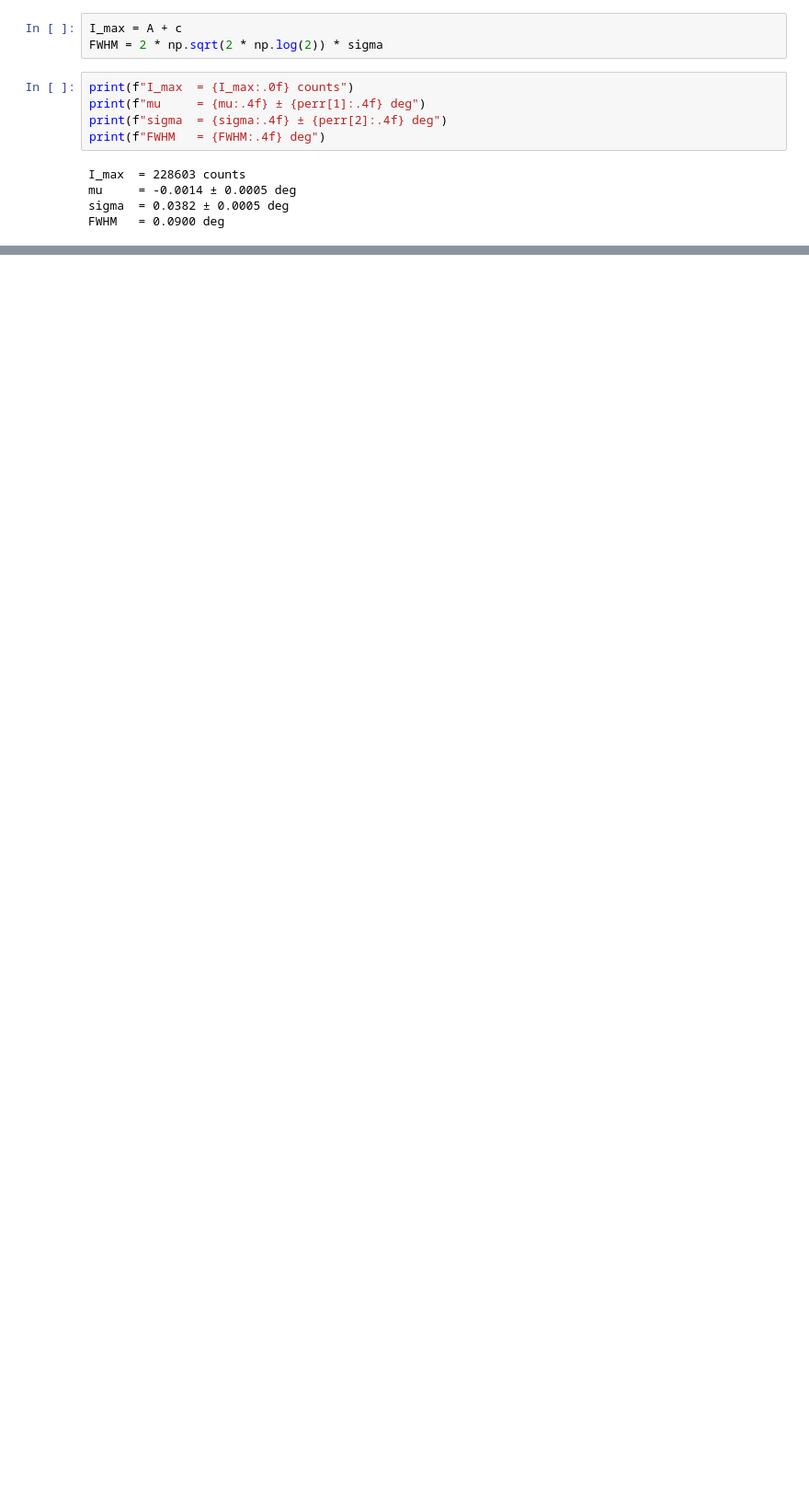
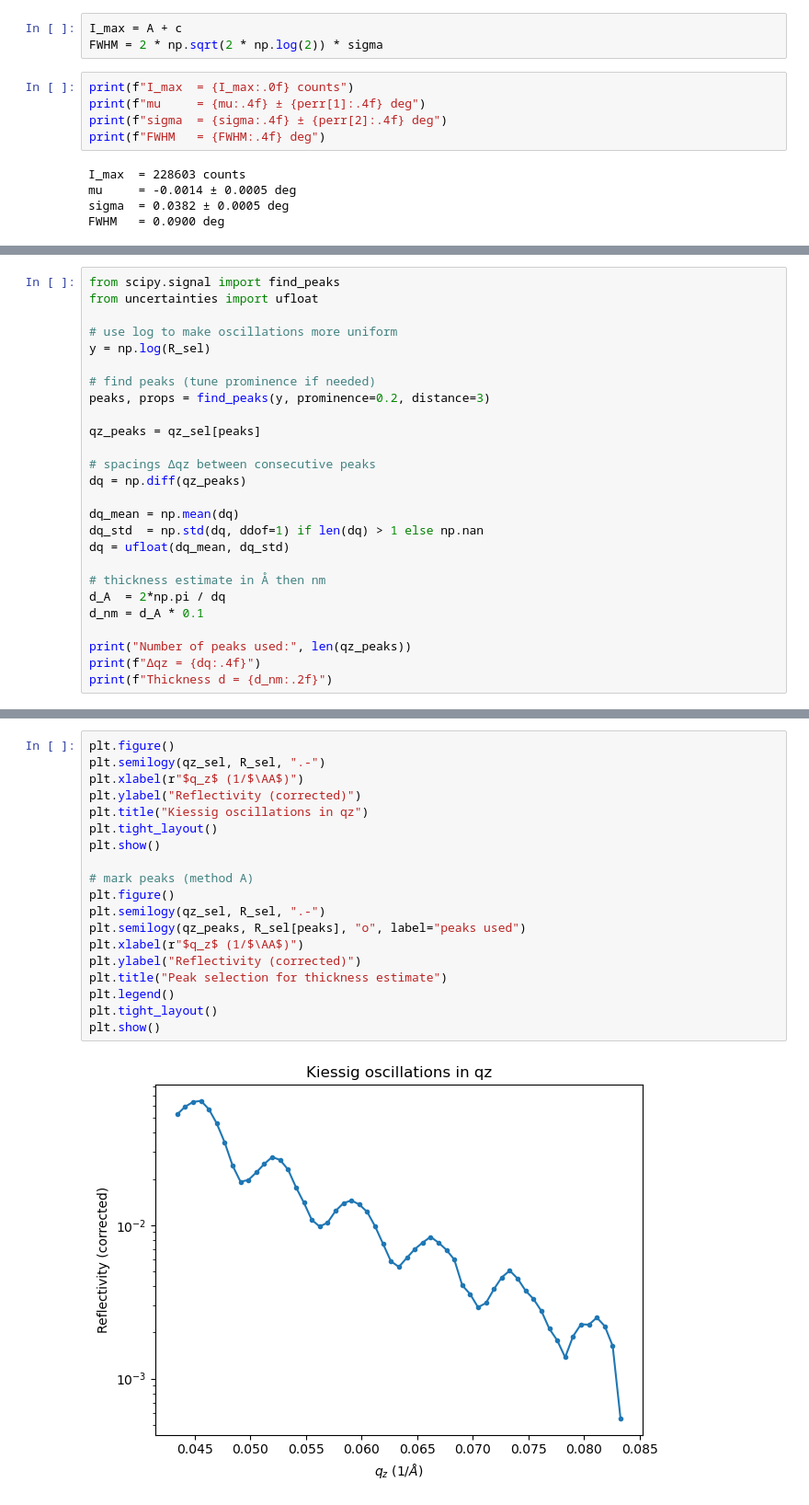
Before and after one commit to smsnfi12/Master-Praktikum, a Jupyter notebook: V44_Reflectrometry/analysis.ipynb, the cells around one changed output, grey strips where cells are left out. Shown at 92% size. Cells and saved outputs as stored; diff of their text form; blank space fills up the shorter version.

```diff
--- a/V44_Reflectrometry/analysis.ipynb
+++ b/V44_Reflectrometry/analysis.ipynb
@@ -352,0 +483,26 @@ plt.show()
+# %%
+from scipy.signal import find_peaks
+from uncertainties import ufloat
+
+# use log to make oscillations more uniform
+y = np.log(R_sel)
+
+# find peaks (tune prominence if needed)
+peaks, props = find_peaks(y, prominence=0.2, distance=3)
+
+qz_peaks = qz_sel[peaks]
+
+# spacings Δqz between consecutive peaks
+dq = np.diff(qz_peaks)
+
+dq_mean = np.mean(dq)
+dq_std  = np.std(dq, ddof=1) if len(dq) > 1 else np.nan
+dq = ufloat(dq_mean, dq_std)
+
+# thickness estimate in Å then nm
+d_A  = 2*np.pi / dq
+d_nm = d_A * 0.1
+
+print("Number of peaks used:", len(qz_peaks))
+print(f"Δqz = {dq:.4f}")
+print(f"Thickness d = {d_nm:.2f}")
@@ -352,0 +513,21 @@ plt.show()
+# %%
+plt.figure()
+plt.semilogy(qz_sel, R_sel, ".-")
+plt.xlabel(r"$q_z$ (1/$\AA$)")
+plt.ylabel("Reflectivity (corrected)")
+plt.title("Kiessig oscillations in qz")
+plt.tight_layout()
+plt.show()
+
+# mark peaks (method A)
+plt.figure()
+plt.semilogy(qz_sel, R_sel, ".-")
+plt.semilogy(qz_peaks, R_sel[peaks], "o", label="peaks used")
+plt.xlabel(r"$q_z$ (1/$\AA$)")
+plt.ylabel("Reflectivity (corrected)")
+plt.title("Peak selection for thickness estimate")
+plt.legend()
+plt.tight_layout()
+plt.show()
+# %% [output]
+[figure, added]
```
Also changed, not shown: parts of 10 cells of this notebook.
